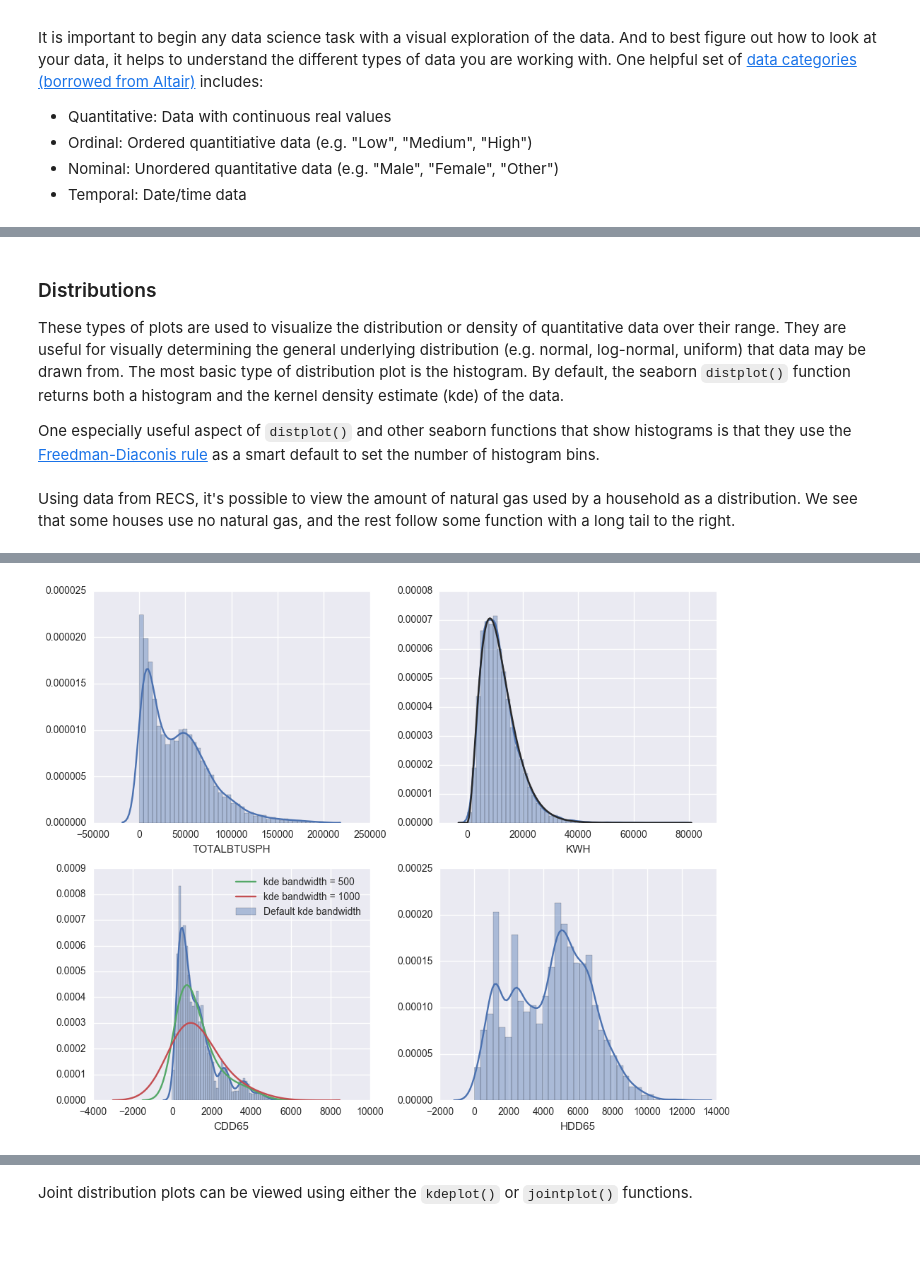
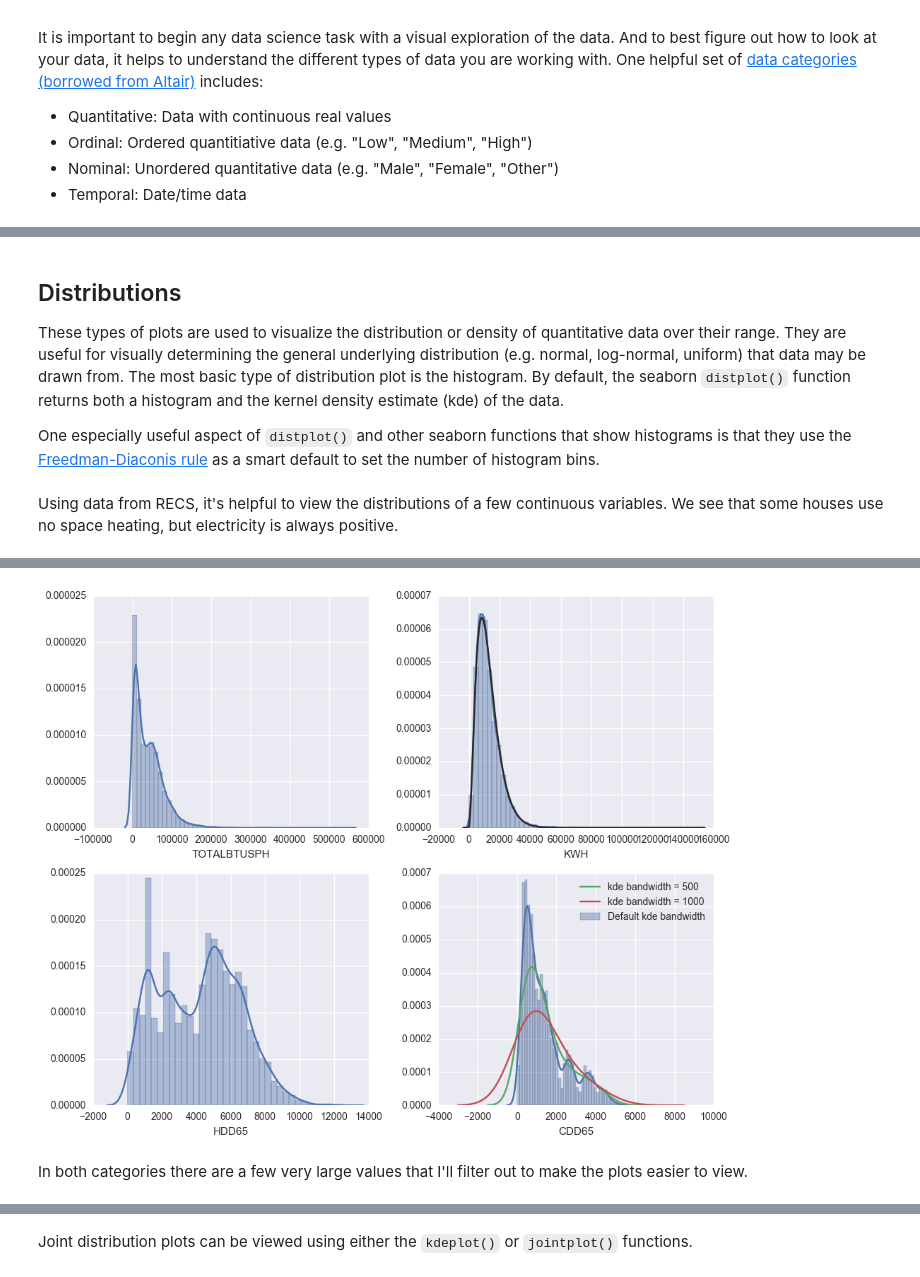
Before and after one commit to gschivley/Visualization-tutorial, a Jupyter notebook: Visualization tutorial.ipynb, the cells around one changed output, grey strips where cells are left out. Drawn from its saved outputs; the diff is of its cells as text; code cells hidden in the pictures; blank space fills up the shorter version.

```diff
--- a/Visualization tutorial.ipynb
+++ b/Visualization tutorial.ipynb
@@ -52,0 +71,31 @@ house = pd.read_csv('house.csv')
+# %%
+# Read in pre-defined translations
+# Income translation uses random uniform from within defined income ranges
+income_df = pd.read_excel('Translations.xlsx', 'Income', index_col=0)
+education_df = pd.read_excel('Translations.xlsx', 'Education', index_col=0)
+house_df = pd.read_excel('Translations.xlsx', 'House_stock', index_col=0)
+climate_df = pd.read_excel('Translations.xlsx', 'Climate_region', index_col=0)
+
+def translate(codebook, code):
+    if codebook.columns == 'income':
+        low = codebook.loc[code-1].values[0]
+        high = codebook.loc[code+1].values[0]
+        return np.random.randint(low, high)
+    else:
+        return codebook.loc[code].values[0]
+# %%
+# Translate columns
+df['Income'] = df['MONEYPY'].apply(lambda x: translate(income_df, x))
+df['School'] = df['EDUCATION'].apply(lambda x:
+                                     translate(education_df, x)).astype('category',
+                                              categories=education_df['Education'].tolist())
+df['House'] = df['TYPEHUQ'].apply(lambda x: translate(house_df, x)).astype('category')
+df['Climate'] = df['Climate_Region_Pub'].apply(lambda x: translate(climate_df, x)).astype('category')
+# %%
+# Remove apartments from the dataset and drop the categories
+# Remove translated columns from the dataset
+# New DataFrame is named 'house'
+house = df[(df['TYPEHUQ'] != 4) & (df['TYPEHUQ'] != 5)]
+house.drop(['MONEYPY', 'EDUCATION', 'TYPEHUQ', 'Climate_Region_Pub'], axis=1, inplace=True)
+house.loc[:,'House'] = house.loc[:,'House'].cat.remove_categories(['Apartment in Building with 2-4 units',
+                                       'Apartment in Building with 5+ units'])
@@ -62,5 +115,5 @@ house.head()
 # %% [markdown]
-### Distributions
+## Distributions
 These types of plots are used to visualize the distribution or density of quantitative data over their range. They are useful for visually determining the general underlying distribution (e.g. normal, log-normal, uniform) that data may be drawn from. The most basic type of distribution plot is the histogram. By default, the seaborn `distplot()` function returns both a histogram and the kernel density estimate (kde) of the data.
 
 One especially useful aspect of `distplot()` and other seaborn functions that show histograms is that they use the [Freedman-Diaconis rule](https://en.wikipedia.org/wiki/Freedman%E2%80%93Diaconis_rule) as a smart default to set the number of histogram bins.
@@ -83,16 +136,17 @@ def _freedman_diaconis_bins(a):
     else:
         return int(np.ceil((a.max() - a.min()) / h))
 # %% [markdown]
-Using data from RECS, it's possible to view the amount of natural gas used by a household as a distribution. We see that some houses use no natural gas, and the rest follow some function with a long tail to the right.
+Using data from RECS, it's helpful to view the distributions of a few continuous variables. We see that some houses use no space heating, but electricity is always positive.
 # %%
 # These four plots show a few of the distplot() parameters.
 
 fig, ((ax1, ax2), (ax3, ax4)) = plt.subplots(2,2, figsize=(10,8))
 sns.distplot(house['TOTALBTUSPH'], ax=ax1)
 sns.distplot(house['KWH'], fit=sp.stats.beta, ax=ax2)
-sns.distplot(house['CDD65'], ax=ax3, label='Default kde bandwidth')
-sns.distplot(house['CDD65'], hist=False, kde_kws={'bw':500}, label='kde bandwidth = 500', ax=ax3)
-sns.distplot(house['CDD65'], hist=False, kde_kws={'bw':1000}, label='kde bandwidth = 1000', ax=ax3)
-sns.distplot(house['HDD65'], ax=ax4)
+sns.distplot(house['HDD65'], ax=ax3)
+sns.distplot(house['CDD65'], ax=ax4, label='Default kde bandwidth')
+sns.distplot(house['CDD65'], hist=False, kde_kws={'bw':500}, label='kde bandwidth = 500', ax=ax4)
+sns.distplot(house['CDD65'], hist=False, kde_kws={'bw':1000}, label='kde bandwidth = 1000', ax=ax4)
+
 plt.tight_layout()
 # %% [output]
@@ -100 +153,3 @@ plt.tight_layout()
-[figure, old version]
+[figure, new version]
+# %% [markdown]
+In both categories there are a few very large values that I'll filter out to make the plots easier to view.
```
Also changed, not shown: parts of 16 cells of this notebook, 1 other file.
